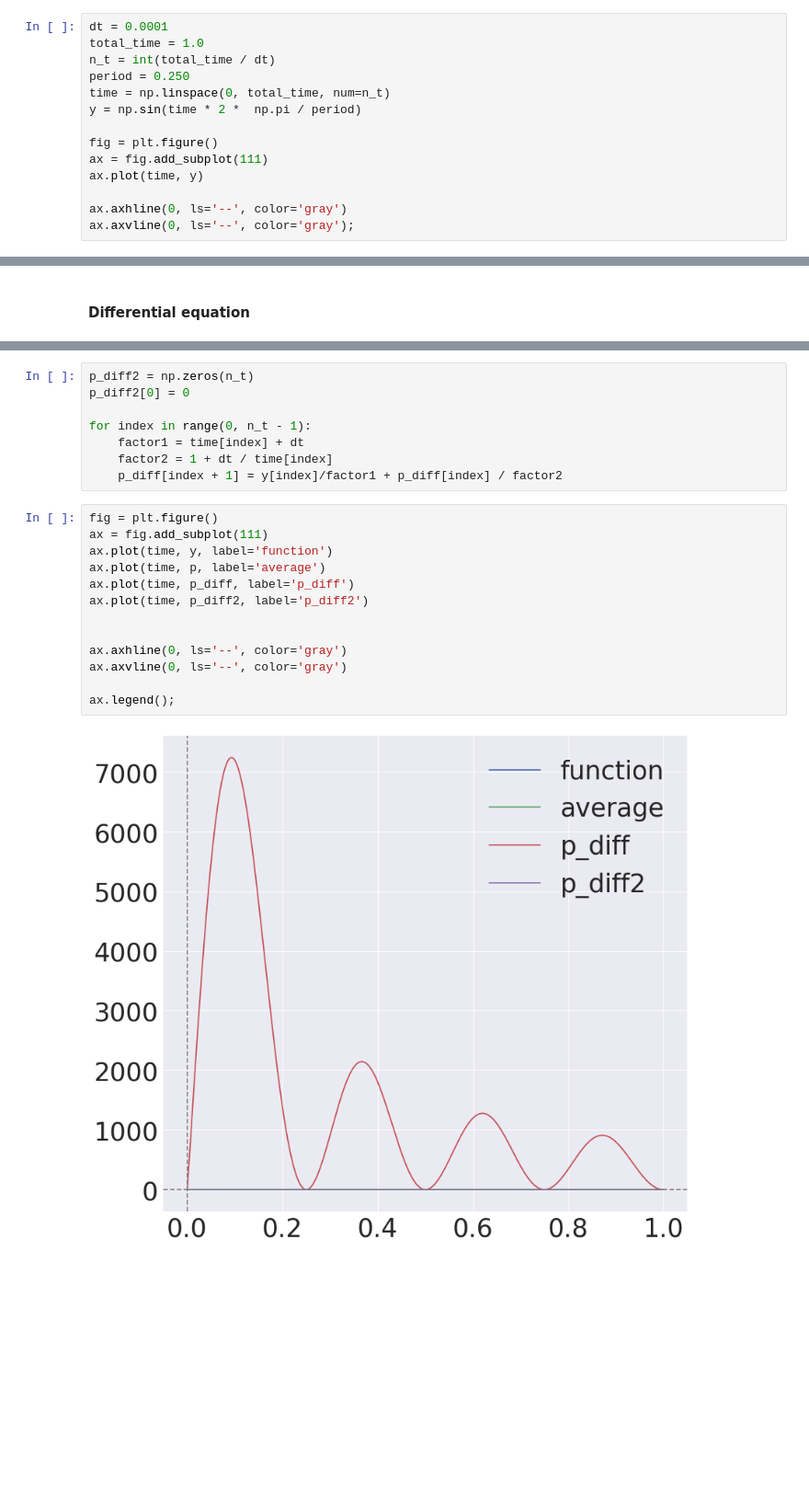
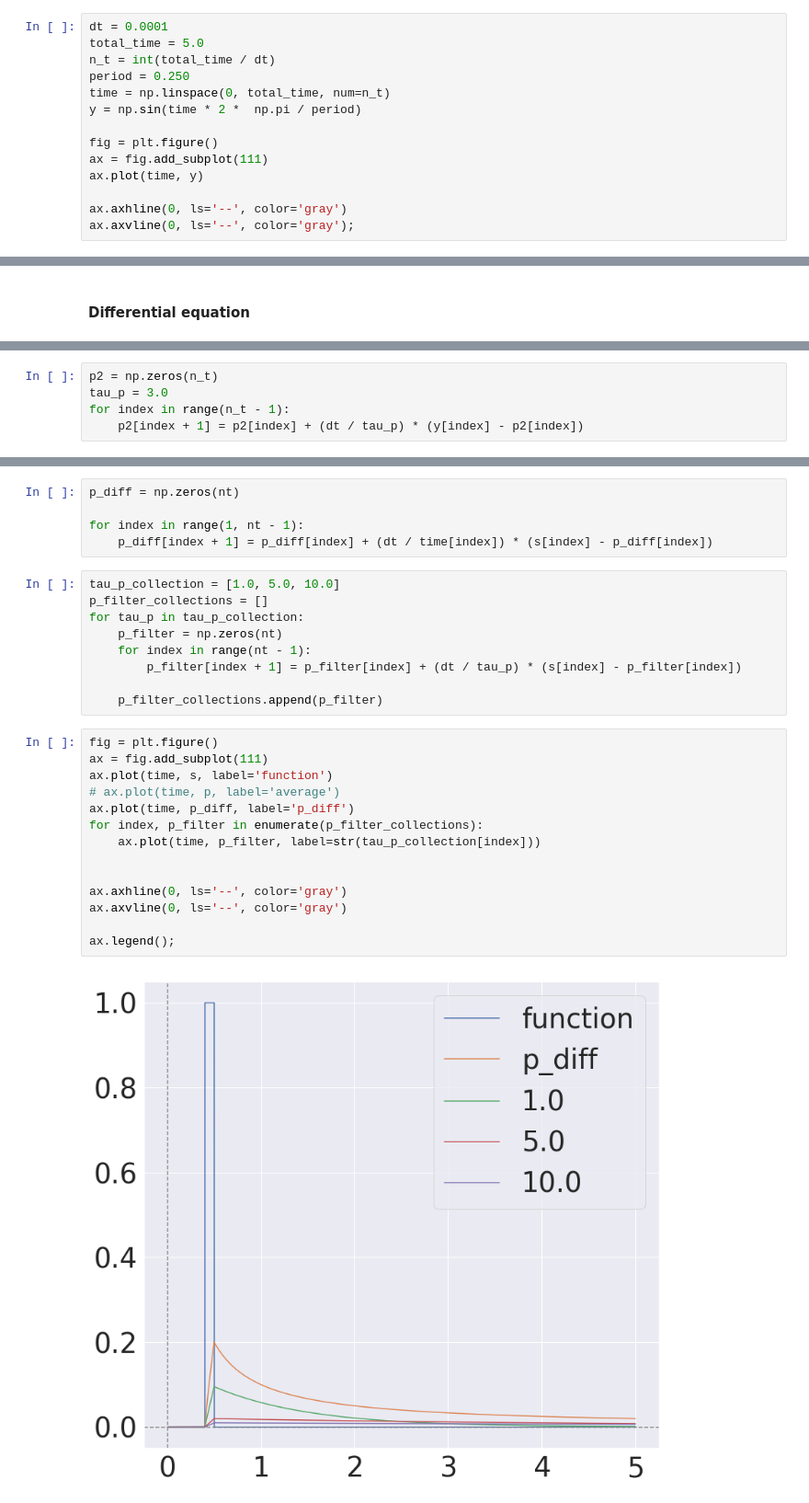
Before and after one commit to h-mayorquin/sequence_learning_paper, a Jupyter notebook: jupyter/2018-07-27(Average diferential equation).ipynb, the cells around one changed output, grey strips where cells are left out. Shown at 92% size. Drawn from its saved outputs; the diff is of its cells as text; blank space fills up the shorter version.

```diff
--- a/jupyter/2018-07-27(Average diferential equation).ipynb
+++ b/jupyter/2018-07-27(Average diferential equation).ipynb
@@ -26,7 +29,7 @@ sns.set(font_scale=3.5)
 ## Sin(x)
 # %%
 dt = 0.0001
-total_time = 1.0
+total_time = 5.0
 n_t = int(total_time / dt)
 period = 0.250
 time = np.linspace(0, total_time, num=n_t)
@@ -73,6 +75,11 @@ p_diff[1] = 0
 
 for index in range(1, n_t - 1):
     p_diff[index + 1] = p_diff[index] + (dt / time[index]) * (y[index] - p_diff[index])
+# %%
+p2 = np.zeros(n_t)
+tau_p = 3.0
+for index in range(n_t - 1):
+    p2[index + 1] = p2[index] + (dt / tau_p) * (y[index] - p2[index])
 # %%
 fig = plt.figure()
 ax = fig.add_subplot(111)
@@ -91,23 +144,30 @@ ax.legend();
 # %%
-p_diff2 = np.zeros(n_t)
-p_diff2[0] = 0
+p_diff = np.zeros(nt)
 
-for index in range(0, n_t - 1):
-    factor1 = time[index] + dt
-    factor2 = 1 + dt / time[index]
-    p_diff[index + 1] = y[index]/factor1 + p_diff[index] / factor2
+for index in range(1, nt - 1):
+    p_diff[index + 1] = p_diff[index] + (dt / time[index]) * (s[index] - p_diff[index])
+# %%
+tau_p_collection = [1.0, 5.0, 10.0]
+p_filter_collections = []
+for tau_p in tau_p_collection:
+    p_filter = np.zeros(nt)
+    for index in range(nt - 1):
+        p_filter[index + 1] = p_filter[index] + (dt / tau_p) * (s[index] - p_filter[index])
+
+    p_filter_collections.append(p_filter)
 # %%
 fig = plt.figure()
 ax = fig.add_subplot(111)
-ax.plot(time, y, label='function')
-ax.plot(time, p, label='average')
+ax.plot(time, s, label='function')
+# ax.plot(time, p, label='average')
 ax.plot(time, p_diff, label='p_diff')
-ax.plot(time, p_diff2, label='p_diff2')
+for index, p_filter in enumerate(p_filter_collections):
+    ax.plot(time, p_filter, label=str(tau_p_collection[index]))
 
 
 ax.axhline(0, ls='--', color='gray')
 ax.axvline(0, ls='--', color='gray')
 
 ax.legend();
 # %% [output]
-[figure, old version]
+[figure, new version]
```
Also changed, not shown: parts of 17 cells of this notebook, 41 other files.
